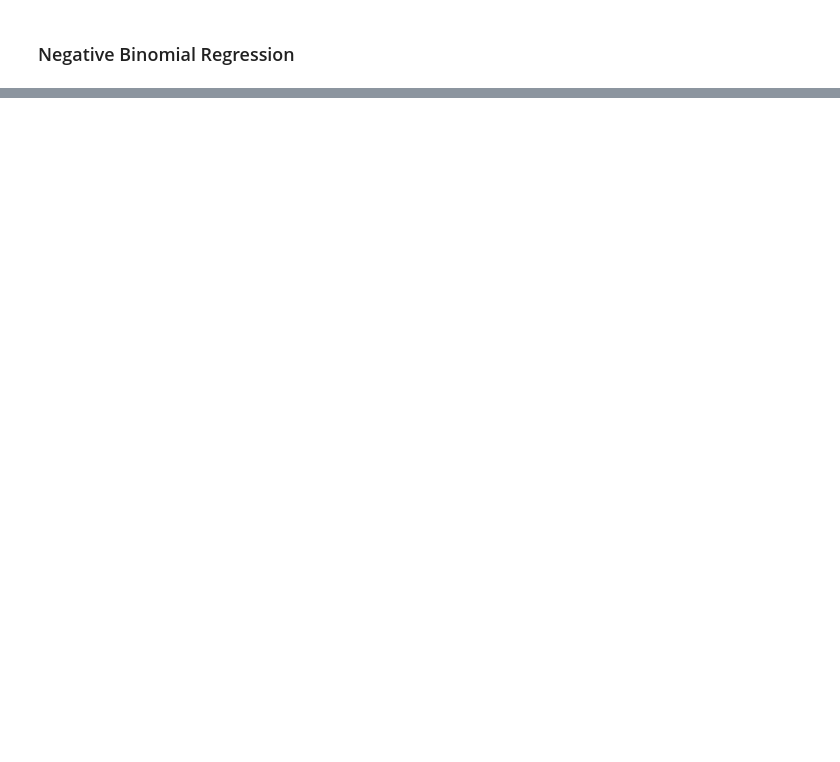
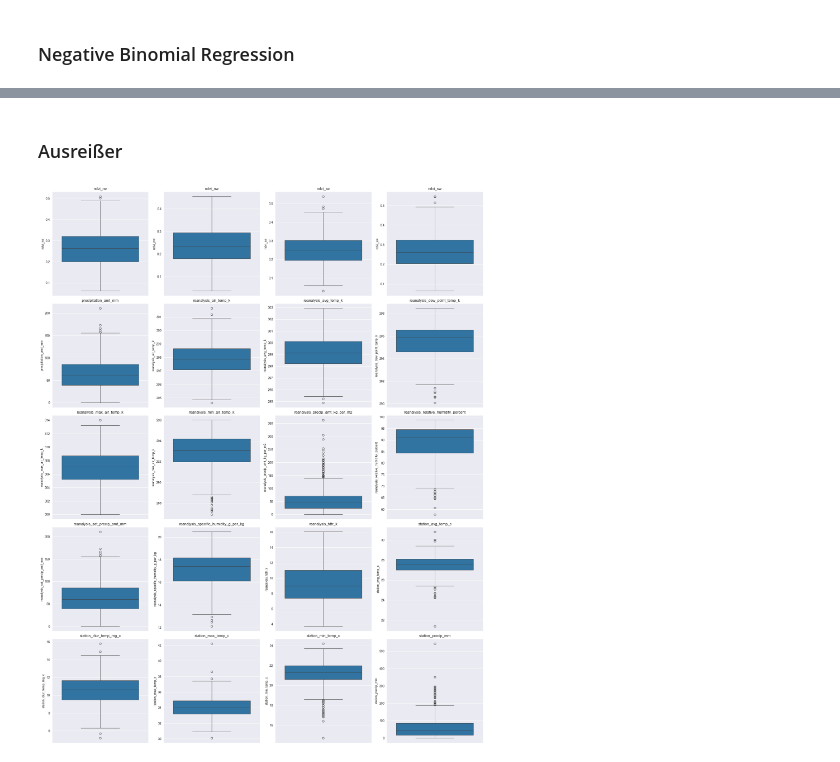
Before and after one commit to LinksMusic/predicitive-analytics, a Jupyter notebook: dengue_fever_prediction.ipynb, the cells around one changed output, grey strips where cells are left out. Saved outputs shown, nothing was run; the diff lists cells and outputs as text; code cells hidden in the pictures; blank space fills up the shorter version.

```diff
--- a/dengue_fever_prediction.ipynb
+++ b/dengue_fever_prediction.ipynb
@@ -575,0 +616,6 @@ Negative Werte deuten auf einer nicht-linearen Beziehung zwischen ausgewählten
+# %% [markdown]
+### Ausreißer
+# %%
+outlier_boxplot(df_iq_ignored)
+# %% [output]
+[figure, added]
```
Also changed, not shown: parts of 71 cells of this notebook.
